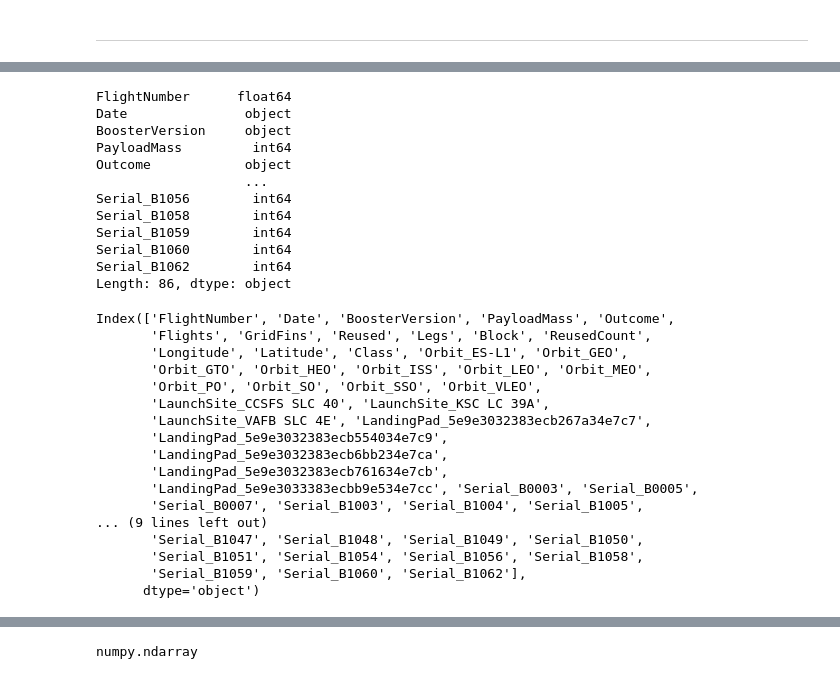
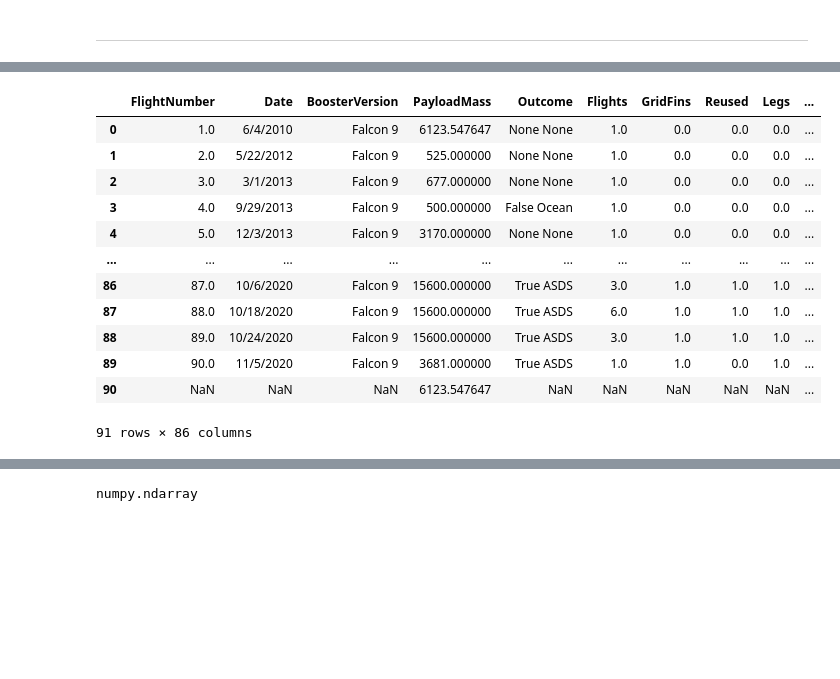
Before and after one commit to helenapedro/DS_Projects, a Jupyter notebook: notebooks/machine_learning_prediction.ipynb, the cells around one changed output, grey strips where cells are left out. Drawn from its saved outputs; the diff is of its cells as text; code cells hidden in the pictures; blank space fills up the shorter version.

```diff
--- a/notebooks/machine_learning_prediction.ipynb
+++ b/notebooks/machine_learning_prediction.ipynb
@@ -101,36 +57,17 @@ data.head()
 # %%
 X = pd.read_csv('../csv/dataset_part_3.csv')
-print(X.dtypes)
+X.head(100)
 # %% [output]
+|  | FlightNumber | Date | BoosterVersion | PayloadMass | Outcome | Flights | GridFins | Reused | Legs | ... |
+| 0 | 1.0 | 6/4/2010 | Falcon 9 | 6123.547647 | None None | 1.0 | 0.0 | 0.0 | 0.0 | ... |
+| 1 | 2.0 | 5/22/2012 | Falcon 9 | 525.000000 | None None | 1.0 | 0.0 | 0.0 | 0.0 | ... |
+| 2 | 3.0 | 3/1/2013 | Falcon 9 | 677.000000 | None None | 1.0 | 0.0 | 0.0 | 0.0 | ... |
+| 3 | 4.0 | 9/29/2013 | Falcon 9 | 500.000000 | False Ocean | 1.0 | 0.0 | 0.0 | 0.0 | ... |
+| 4 | 5.0 | 12/3/2013 | Falcon 9 | 3170.000000 | None None | 1.0 | 0.0 | 0.0 | 0.0 | ... |
+| ... | ... | ... | ... | ... | ... | ... | ... | ... | ... | ... |
+| 86 | 87.0 | 10/6/2020 | Falcon 9 | 15600.000000 | True ASDS | 3.0 | 1.0 | 1.0 | 1.0 | ... |
+| 87 | 88.0 | 10/18/2020 | Falcon 9 | 15600.000000 | True ASDS | 6.0 | 1.0 | 1.0 | 1.0 | ... |
+| 88 | 89.0 | 10/24/2020 | Falcon 9 | 15600.000000 | True ASDS | 3.0 | 1.0 | 1.0 | 1.0 | ... |
+| 89 | 90.0 | 11/5/2020 | Falcon 9 | 3681.000000 | True ASDS | 1.0 | 1.0 | 0.0 | 1.0 | ... |
+| 90 | NaN | NaN | NaN | 6123.547647 | NaN | NaN | NaN | NaN | NaN | ... |
-FlightNumber      float64
-Date               object
-BoosterVersion     object
-PayloadMass         int64
-Outcome            object
-                   ...
-Serial_B1056        int64
-Serial_B1058        int64
-Serial_B1059        int64
-Serial_B1060        int64
-Serial_B1062        int64
-Length: 86, dtype: object
+91 rows × 86 columns
-# %%
-print(X.columns)
-# %% [output]
-Index(['FlightNumber', 'Date', 'BoosterVersion', 'PayloadMass', 'Outcome',
-       'Flights', 'GridFins', 'Reused', 'Legs', 'Block', 'ReusedCount',
-       'Longitude', 'Latitude', 'Class', 'Orbit_ES-L1', 'Orbit_GEO',
-       'Orbit_GTO', 'Orbit_HEO', 'Orbit_ISS', 'Orbit_LEO', 'Orbit_MEO',
-       'Orbit_PO', 'Orbit_SO', 'Orbit_SSO', 'Orbit_VLEO',
-       'LaunchSite_CCSFS SLC 40', 'LaunchSite_KSC LC 39A',
-       'LaunchSite_VAFB SLC 4E', 'LandingPad_5e9e3032383ecb267a34e7c7',
-       'LandingPad_5e9e3032383ecb554034e7c9',
-       'LandingPad_5e9e3032383ecb6bb234e7ca',
-       'LandingPad_5e9e3032383ecb761634e7cb',
-       'LandingPad_5e9e3033383ecbb9e534e7cc', 'Serial_B0003', 'Serial_B0005',
-       'Serial_B0007', 'Serial_B1003', 'Serial_B1004', 'Serial_B1005',
-... (9 lines left out)
-       'Serial_B1047', 'Serial_B1048', 'Serial_B1049', 'Serial_B1050',
-       'Serial_B1051', 'Serial_B1054', 'Serial_B1056', 'Serial_B1058',
-       'Serial_B1059', 'Serial_B1060', 'Serial_B1062'],
-      dtype='object')
```
Also changed, not shown: parts of 42 cells of this notebook, 1 other file.
